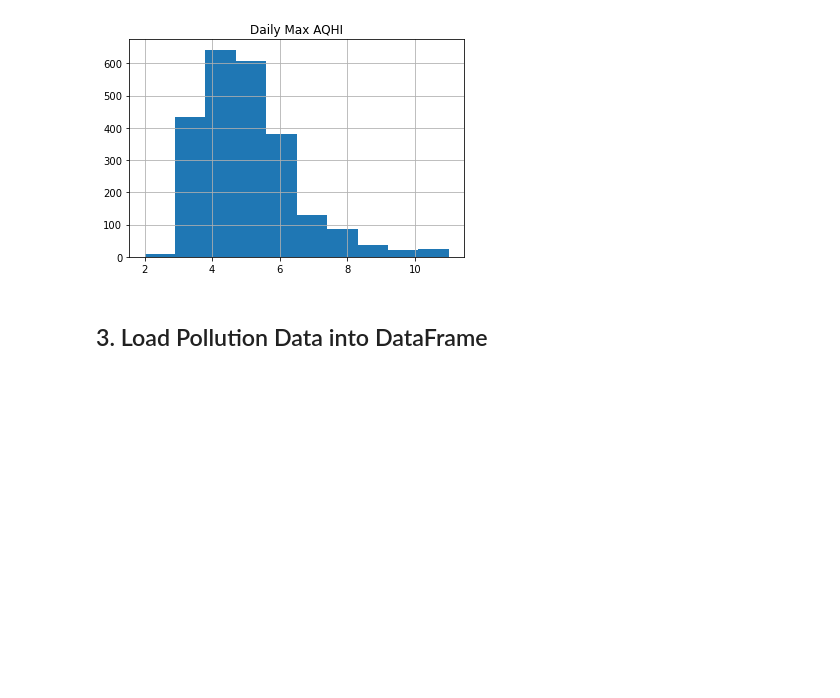
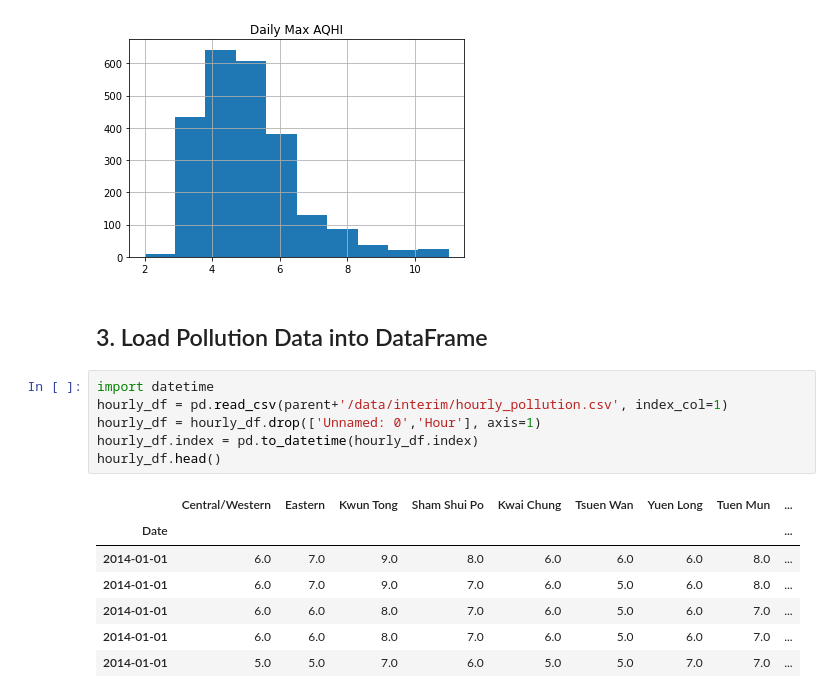
Before and after one commit to taflor/HongKongPollution, a Jupyter notebook: HongKongPollution/notebooks/2.1_HK_Pollution_Weather_EDA.ipynb, the cells around one changed output. Cells and saved outputs as stored; diff of their text form; blank space fills up the shorter version.

```diff
--- a/HongKongPollution/notebooks/2.1_HK_Pollution_Weather_EDA.ipynb
+++ b/HongKongPollution/notebooks/2.1_HK_Pollution_Weather_EDA.ipynb
@@ -157,3 +160,17 @@ array([[<AxesSubplot:title={'center':'Daily Max AQHI'}>]], dtype=object)
 [figure]
 # %% [markdown]
 ## 3. Load Pollution Data into DataFrame
+# %%
+import datetime
+hourly_df = pd.read_csv(parent+'/data/interim/hourly_pollution.csv', index_col=1)
+hourly_df = hourly_df.drop(['Unnamed: 0','Hour'], axis=1)
+hourly_df.index = pd.to_datetime(hourly_df.index)
+hourly_df.head()
+# %% [output]
+|  | Central/Western | Eastern | Kwun Tong | Sham Shui Po | Kwai Chung | Tsuen Wan | Yuen Long | Tuen Mun | ... |
+| Date |  |  |  |  |  |  |  |  | ... |
+| 2014-01-01 | 6.0 | 7.0 | 9.0 | 8.0 | 6.0 | 6.0 | 6.0 | 8.0 | ... |
+| 2014-01-01 | 6.0 | 7.0 | 9.0 | 7.0 | 6.0 | 5.0 | 6.0 | 8.0 | ... |
+| 2014-01-01 | 6.0 | 6.0 | 8.0 | 7.0 | 6.0 | 5.0 | 6.0 | 7.0 | ... |
+| 2014-01-01 | 6.0 | 6.0 | 8.0 | 7.0 | 6.0 | 5.0 | 6.0 | 7.0 | ... |
+| 2014-01-01 | 5.0 | 5.0 | 7.0 | 6.0 | 5.0 | 5.0 | 7.0 | 7.0 | ... |
```
Also changed, not shown: parts of 7 cells of this notebook, 2 other files.
